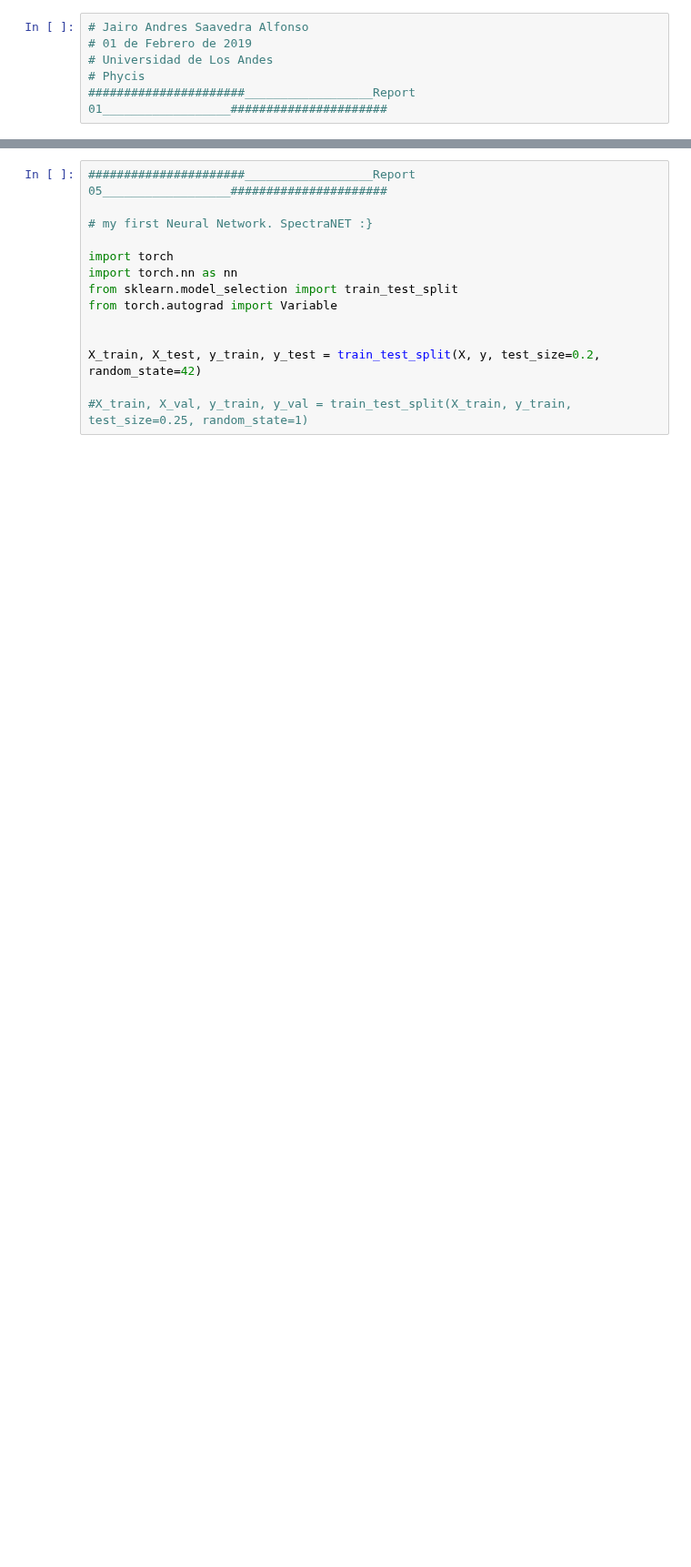
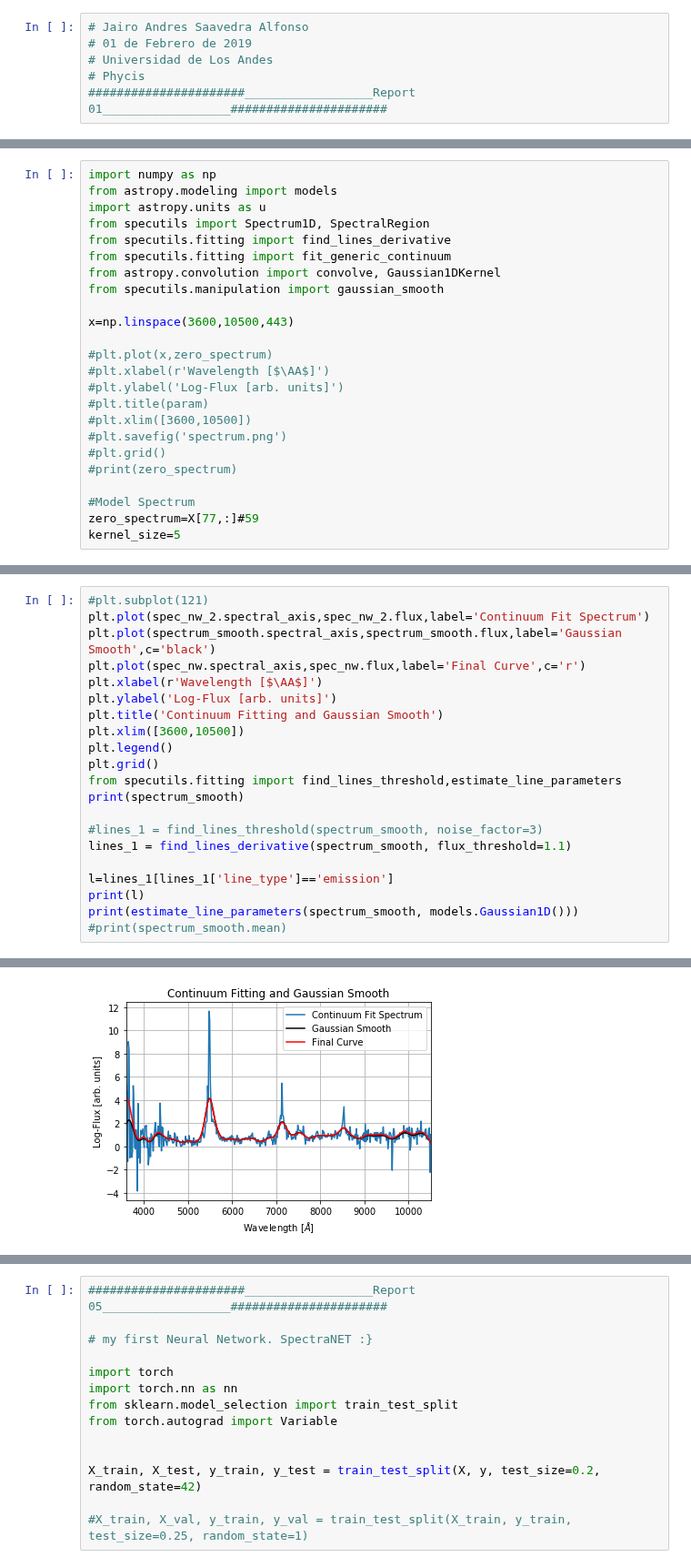
Before and after one commit to MrX1997/Reportes-Proyecto-de-Monograf-a, a Jupyter notebook: Noteboooks/Weekly_Reports_CNN_copy2.ipynb, the cells around one changed output, grey strips where cells are left out. Shown at 91% size. Saved outputs shown, nothing was run; the diff lists cells and outputs as text; blank space fills up the shorter version.

```diff
--- a/Noteboooks/Weekly_Reports_CNN_copy2.ipynb
+++ b/Noteboooks/Weekly_Reports_CNN_copy2.ipynb
@@ -314,0 +262,24 @@ print(X[0,:].reshape(1,-1).shape,y.shape)
+# %%
+import numpy as np
+from astropy.modeling import models
+import astropy.units as u
+from specutils import Spectrum1D, SpectralRegion
+from specutils.fitting import find_lines_derivative
+from specutils.fitting import fit_generic_continuum
+from astropy.convolution import convolve, Gaussian1DKernel
+from specutils.manipulation import gaussian_smooth
+
+x=np.linspace(3600,10500,443)
+
+#plt.plot(x,zero_spectrum)
+#plt.xlabel(r'Wavelength [$\AA$]')
+#plt.ylabel('Log-Flux [arb. units]')
+#plt.title(param)
+#plt.xlim([3600,10500])
+#plt.savefig('spectrum.png')
+#plt.grid()
+#print(zero_spectrum)
+
+#Model Spectrum
+zero_spectrum=X[77,:]#59
+kernel_size=5
@@ -314,0 +463,22 @@ print(X[0,:].reshape(1,-1).shape,y.shape)
+# %%
+#plt.subplot(121)
+plt.plot(spec_nw_2.spectral_axis,spec_nw_2.flux,label='Continuum Fit Spectrum')
+plt.plot(spectrum_smooth.spectral_axis,spectrum_smooth.flux,label='Gaussian Smooth',c='black')
+plt.plot(spec_nw.spectral_axis,spec_nw.flux,label='Final Curve',c='r')
+plt.xlabel(r'Wavelength [$\AA$]')
+plt.ylabel('Log-Flux [arb. units]')
+plt.title('Continuum Fitting and Gaussian Smooth')
+plt.xlim([3600,10500])
+plt.legend()
+plt.grid()
+from specutils.fitting import find_lines_threshold,estimate_line_parameters
+print(spectrum_smooth)
+
+#lines_1 = find_lines_threshold(spectrum_smooth, noise_factor=3)
+lines_1 = find_lines_derivative(spectrum_smooth, flux_threshold=1.1)
+
+l=lines_1[lines_1['line_type']=='emission']
+print(l)
+print(estimate_line_parameters(spectrum_smooth, models.Gaussian1D()))
+#print(spectrum_smooth.mean)
+# %% [output]
@@ -314,0 +502 @@ print(X[0,:].reshape(1,-1).shape,y.shape)
+[figure, added]
```
Also changed, not shown: parts of 36 cells of this notebook, 23 other files.
